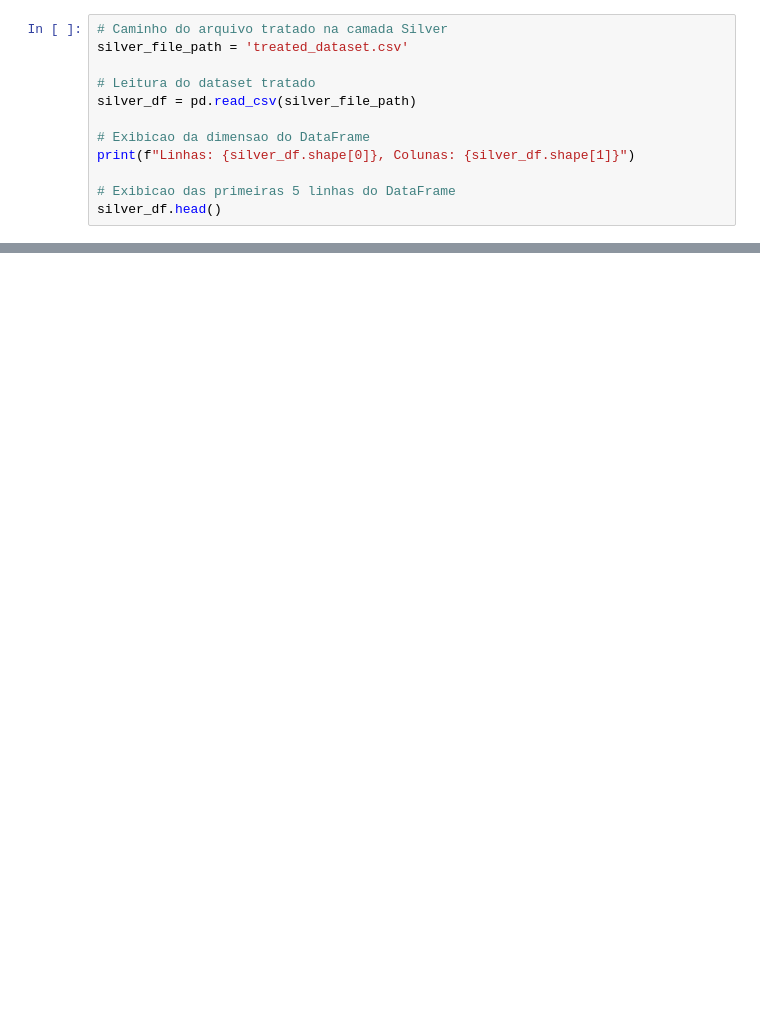
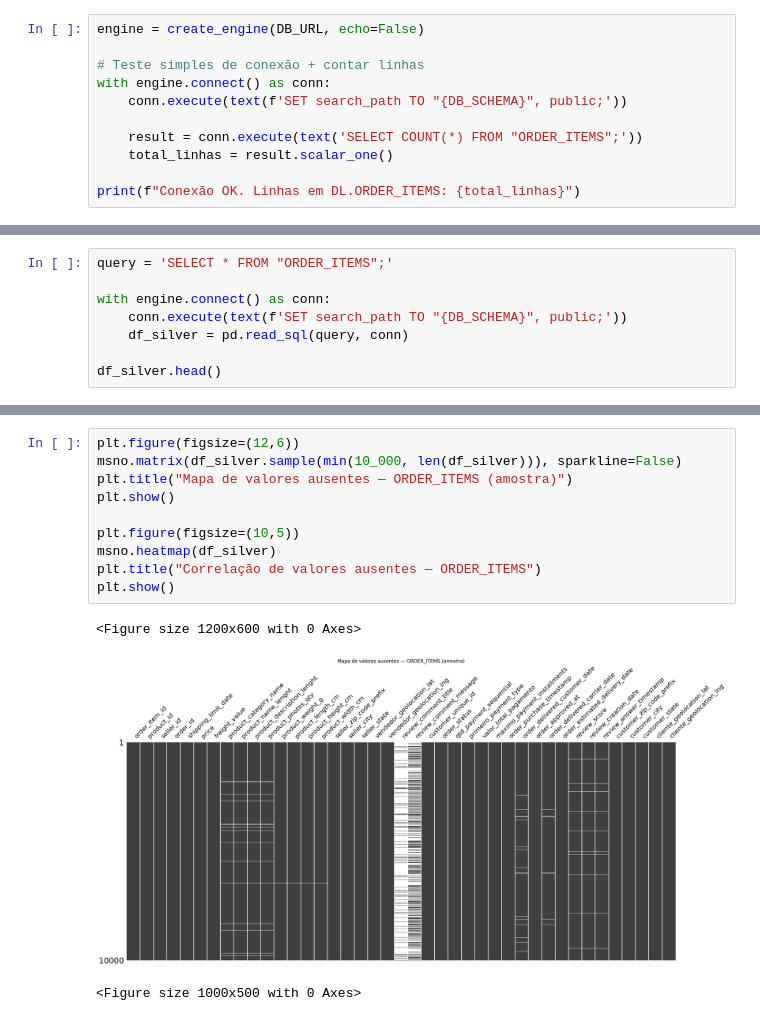
Before and after one commit to LeticiaAires/brazilian_e-commerce_analysis, a Jupyter notebook: data_layer/silver/analysis.ipynb, the cells around one changed output, grey strips where cells are left out. Drawn from its saved outputs; the diff is of its cells as text; blank space fills up the shorter version.

Commit message:
Solved Silver Analytcs Issue 4 #15

```diff
--- a/data_layer/silver/analysis.ipynb
+++ b/data_layer/silver/analysis.ipynb
@@ -37,12 +94,11 @@ Antes de iniciar qualquer analise, e essencial verificar a integridade de leitur
 # %%
-# Caminho do arquivo tratado na camada Silver
-silver_file_path = 'treated_dataset.csv'
+engine = create_engine(DB_URL, echo=False)
 
-# Leitura do dataset tratado
-silver_df = pd.read_csv(silver_file_path)
+# Teste simples de conexão + contar linhas
+with engine.connect() as conn:
+    conn.execute(text(f'SET search_path TO "{DB_SCHEMA}", public;'))
 
-# Exibicao da dimensao do DataFrame
-print(f"Linhas: {silver_df.shape[0]}, Colunas: {silver_df.shape[1]}")
+    result = conn.execute(text('SELECT COUNT(*) FROM "ORDER_ITEMS";'))
+    total_linhas = result.scalar_one()
 
-# Exibicao das primeiras 5 linhas do DataFrame
-silver_df.head()
+print(f"Conexão OK. Linhas em DL.ORDER_ITEMS: {total_linhas}")
@@ -70,0 +115,8 @@ Exporta o resultado final para `silver/treated_dataset.csv`e para o banco de dad
+# %%
+query = 'SELECT * FROM "ORDER_ITEMS";'
+
+with engine.connect() as conn:
+    conn.execute(text(f'SET search_path TO "{DB_SCHEMA}", public;'))
+    df_silver = pd.read_sql(query, conn)
+
+df_silver.head()
@@ -70,0 +231,14 @@ Exporta o resultado final para `silver/treated_dataset.csv`e para o banco de dad
+# %%
+plt.figure(figsize=(12,6))
+msno.matrix(df_silver.sample(min(10_000, len(df_silver))), sparkline=False)
+plt.title("Mapa de valores ausentes — ORDER_ITEMS (amostra)")
+plt.show()
+
+plt.figure(figsize=(10,5))
+msno.heatmap(df_silver)
+plt.title("Correlação de valores ausentes — ORDER_ITEMS")
+plt.show()
+# %% [output]
+<Figure size 1200x600 with 0 Axes>
+[figure, added]
+<Figure size 1000x500 with 0 Axes>
```
Also changed, not shown: parts of 37 cells of this notebook, 2 other files.
